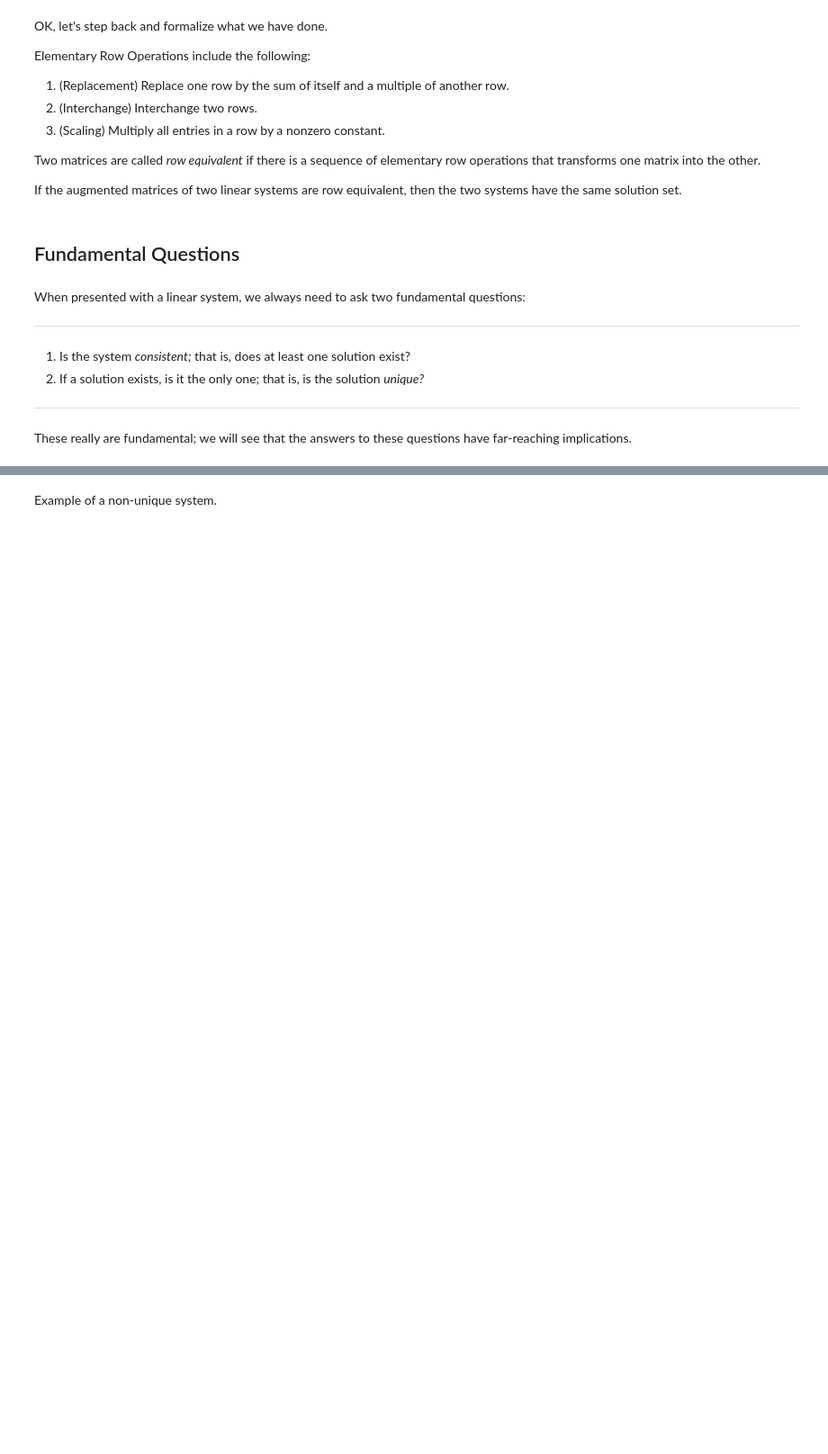
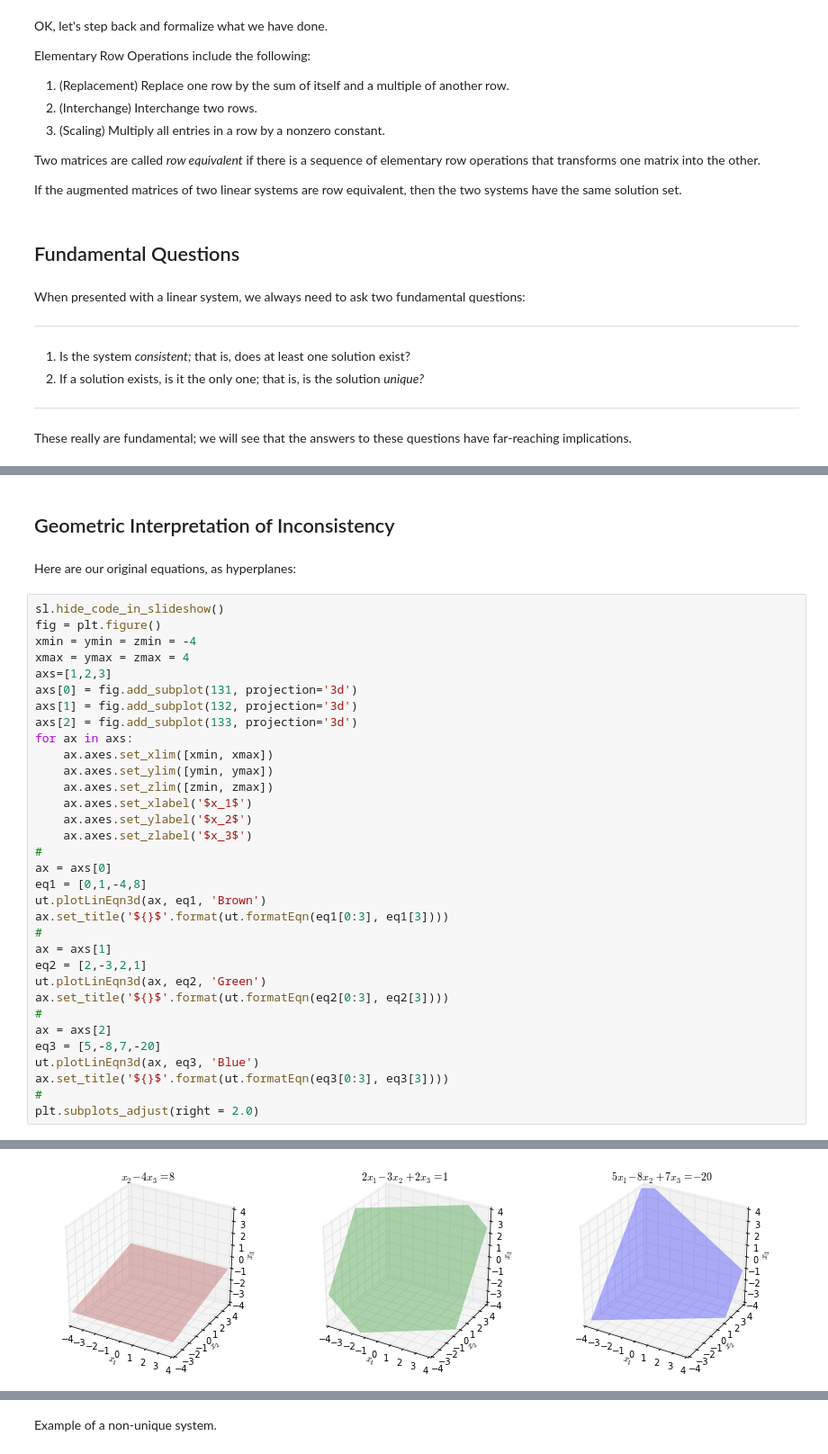
Before and after one commit to mcrovella/CS132-Geometric-Algorithms, a Jupyter notebook: L1LinearEquations.ipynb, the cells around one changed output, grey strips where cells are left out. Shown at 90% size. Cells and saved outputs as stored; diff of their text form; blank space fills up the shorter version.

```diff
--- a/L1LinearEquations.ipynb
+++ b/L1LinearEquations.ipynb
@@ -516,0 +586,38 @@ Example of an inconsistent system.
+# %% [markdown]
+## Geometric Interpretation of Inconsistency
+# %% [markdown]
+Here are our original equations, as hyperplanes:
+# %%
+sl.hide_code_in_slideshow()
+fig = plt.figure()
+xmin = ymin = zmin = -4
+xmax = ymax = zmax = 4
+axs=[1,2,3]
+axs[0] = fig.add_subplot(131, projection='3d')
+axs[1] = fig.add_subplot(132, projection='3d')
+axs[2] = fig.add_subplot(133, projection='3d')
+for ax in axs:
+    ax.axes.set_xlim([xmin, xmax])
+    ax.axes.set_ylim([ymin, ymax])
+    ax.axes.set_zlim([zmin, zmax])
+    ax.axes.set_xlabel('$x_1$')
+    ax.axes.set_ylabel('$x_2$')
+    ax.axes.set_zlabel('$x_3$')
+#
+ax = axs[0]
+eq1 = [0,1,-4,8]
+ut.plotLinEqn3d(ax, eq1, 'Brown')
+ax.set_title('${}$'.format(ut.formatEqn(eq1[0:3], eq1[3])))
+#
+ax = axs[1]
+eq2 = [2,-3,2,1]
+ut.plotLinEqn3d(ax, eq2, 'Green')
+ax.set_title('${}$'.format(ut.formatEqn(eq2[0:3], eq2[3])))
+#
+ax = axs[2]
+eq3 = [5,-8,7,-20]
+ut.plotLinEqn3d(ax, eq3, 'Blue')
+ax.set_title('${}$'.format(ut.formatEqn(eq3[0:3], eq3[3])))
+#
+plt.subplots_adjust(right = 2.0)
+# %% [output]
@@ -516,0 +625 @@ Example of an inconsistent system.
+[figure, added]
```
Also changed, not shown: parts of 9 cells of this notebook.
